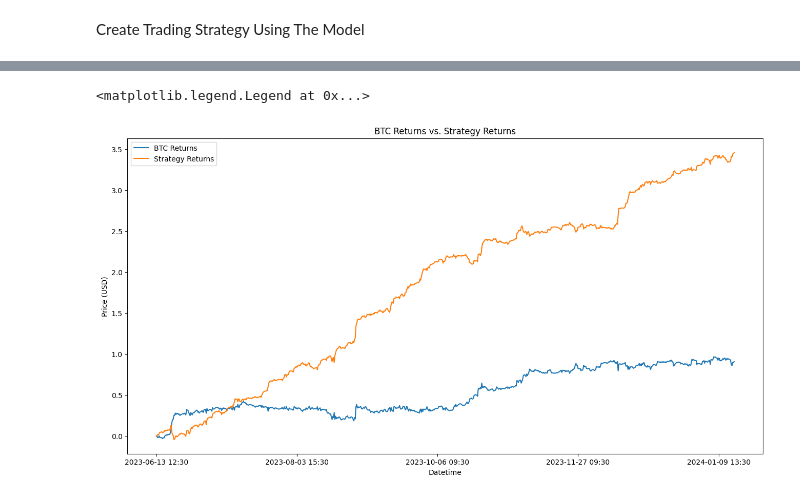
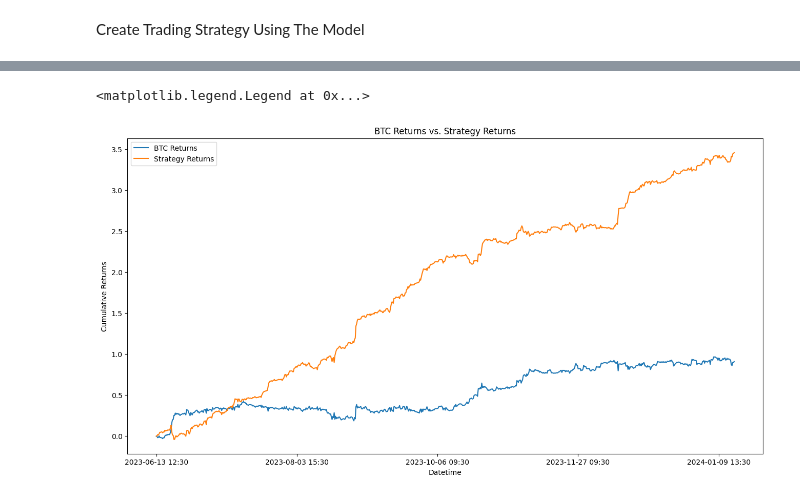
Before and after one commit to KunakornMart/DADS6003, a Jupyter notebook: ML_6610422020_KunakornP_LogisticRegression.ipynb, the cells around one changed output, grey strips where cells are left out. Drawn from its saved outputs; the diff is of its cells as text; code cells hidden in the pictures.

```diff
--- a/ML_6610422020_KunakornP_LogisticRegression.ipynb
+++ b/ML_6610422020_KunakornP_LogisticRegression.ipynb
@@ -444,19 +444,19 @@ fig_cum.update_layout(title=dict(text='BTC Returns vs. Strategy Returns', x=0.5,
 # %%
 #Plot Trading Strategy โดยใช้ Matplotlib
 
 df_trades = pd.DataFrame()
 df_trades['Cum_BTC'] = Cumulative_BTC_returns
 df_trades['Cum_Stg'] = Cumulative_Strategy_returns
 df_trades['Datetime'] = df_trade['Datetime']
 df_trades.set_index(['Datetime'],inplace=True)
 
 plt.figure(figsize=(16, 8))
 df_trades['Cum_BTC'].plot(label='BTC Returns')
 df_trades['Cum_Stg'].plot(label='Strategy Returns')
 plt.title('BTC Returns vs. Strategy Returns')
 plt.xlabel('Datetime')
-plt.ylabel('Price (USD)')
+plt.ylabel('Cumulative Returns')
 plt.legend()
 # %% [output]
 <matplotlib.legend.Legend at 0x...>
-[figure, old version]
+[figure, new version]
```
